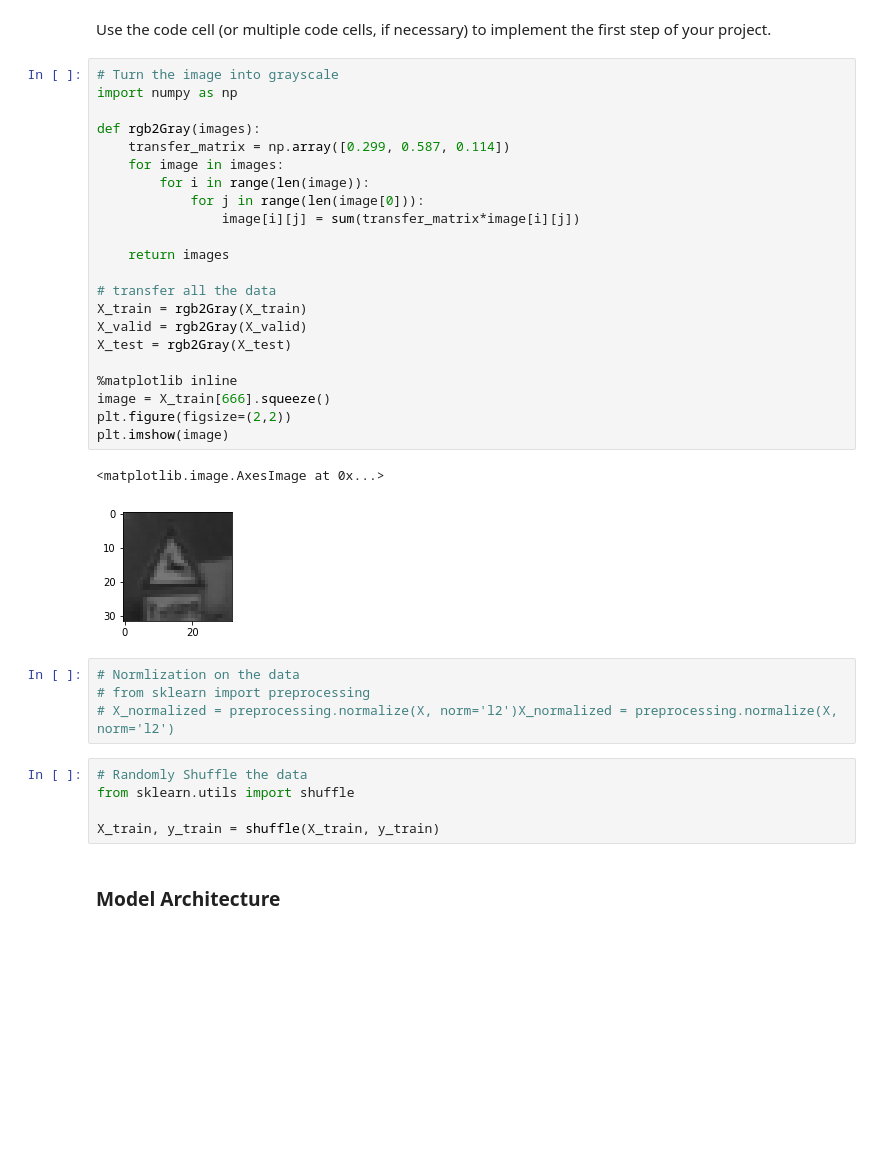
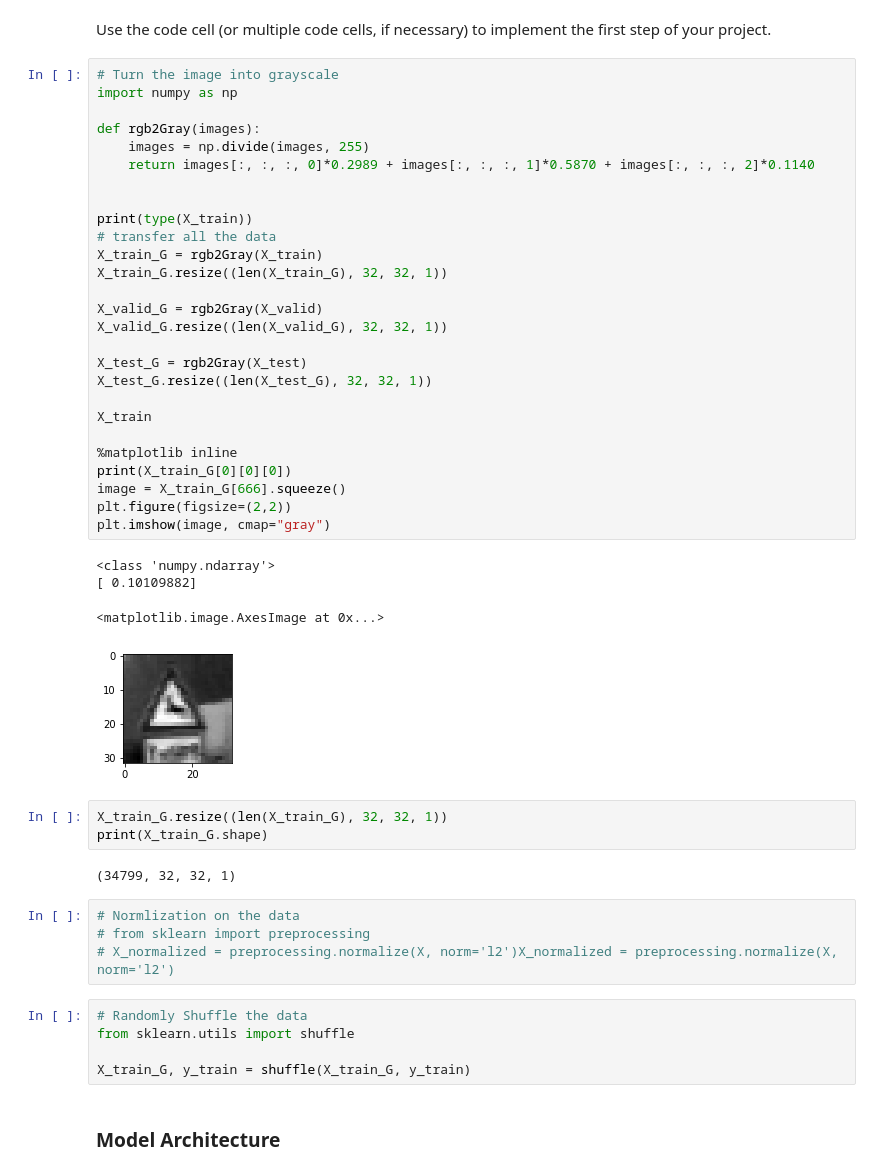
Before and after one commit to royxue/self-driving, a Jupyter notebook: traffic_signs/Traffic_Sign_Classifier.ipynb, the cells around one changed output. Saved outputs shown, nothing was run; the diff lists cells and outputs as text; blank space fills up the shorter version.

```diff
--- a/traffic_signs/Traffic_Sign_Classifier.ipynb
+++ b/traffic_signs/Traffic_Sign_Classifier.ipynb
@@ -127,28 +128,40 @@ Use the code cell (or multiple code cells, if necessary) to implement the first
 # %%
 # Turn the image into grayscale
 import numpy as np
 
 def rgb2Gray(images):
-    transfer_matrix = np.array([0.299, 0.587, 0.114])
-    for image in images:
-        for i in range(len(image)):
-            for j in range(len(image[0])):
-                image[i][j] = sum(transfer_matrix*image[i][j])
+    images = np.divide(images, 255)
+    return images[:, :, :, 0]*0.2989 + images[:, :, :, 1]*0.5870 + images[:, :, :, 2]*0.1140
 
-    return images
 
+print(type(X_train))
 # transfer all the data
-X_train = rgb2Gray(X_train)
-X_valid = rgb2Gray(X_valid)
-X_test = rgb2Gray(X_test)
+X_train_G = rgb2Gray(X_train)
+X_train_G.resize((len(X_train_G), 32, 32, 1))
+
+X_valid_G = rgb2Gray(X_valid)
+X_valid_G.resize((len(X_valid_G), 32, 32, 1))
+
+X_test_G = rgb2Gray(X_test)
+X_test_G.resize((len(X_test_G), 32, 32, 1))
+
+X_train
 
 %matplotlib inline
-image = X_train[666].squeeze()
+print(X_train_G[0][0][0])
+image = X_train_G[666].squeeze()
 plt.figure(figsize=(2,2))
-plt.imshow(image)
+plt.imshow(image, cmap="gray")
 # %% [output]
-<matplotlib.image.AxesImage at 0x...>
+<class 'numpy.ndarray'>
+[ 0.10109882]
+<matplotlib.image.AxesImage at 0x...>
-[figure, old version]
+[figure, new version]
+# %%
+X_train_G.resize((len(X_train_G), 32, 32, 1))
+print(X_train_G.shape)
+# %% [output]
+(34799, 32, 32, 1)
 # %%
 # Normlization on the data
 # from sklearn import preprocessing
@@ -157,7 +170,7 @@ plt.imshow(image)
 # Randomly Shuffle the data
 from sklearn.utils import shuffle
 
-X_train, y_train = shuffle(X_train, y_train)
+X_train_G, y_train = shuffle(X_train_G, y_train)
 # %% [markdown]
 ### Model Architecture
 # %%
```
Also changed, not shown: parts of 12 cells of this notebook, 1 other file.
